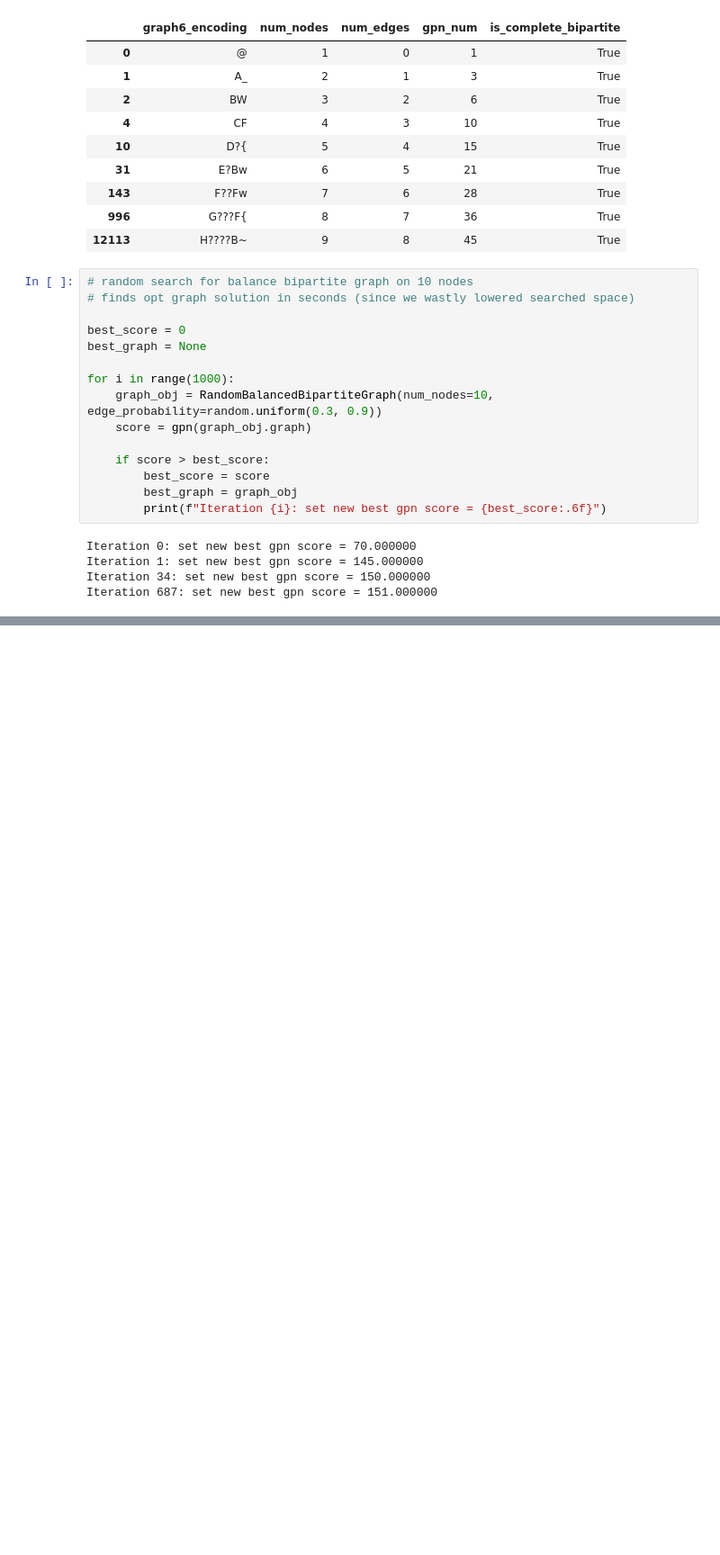
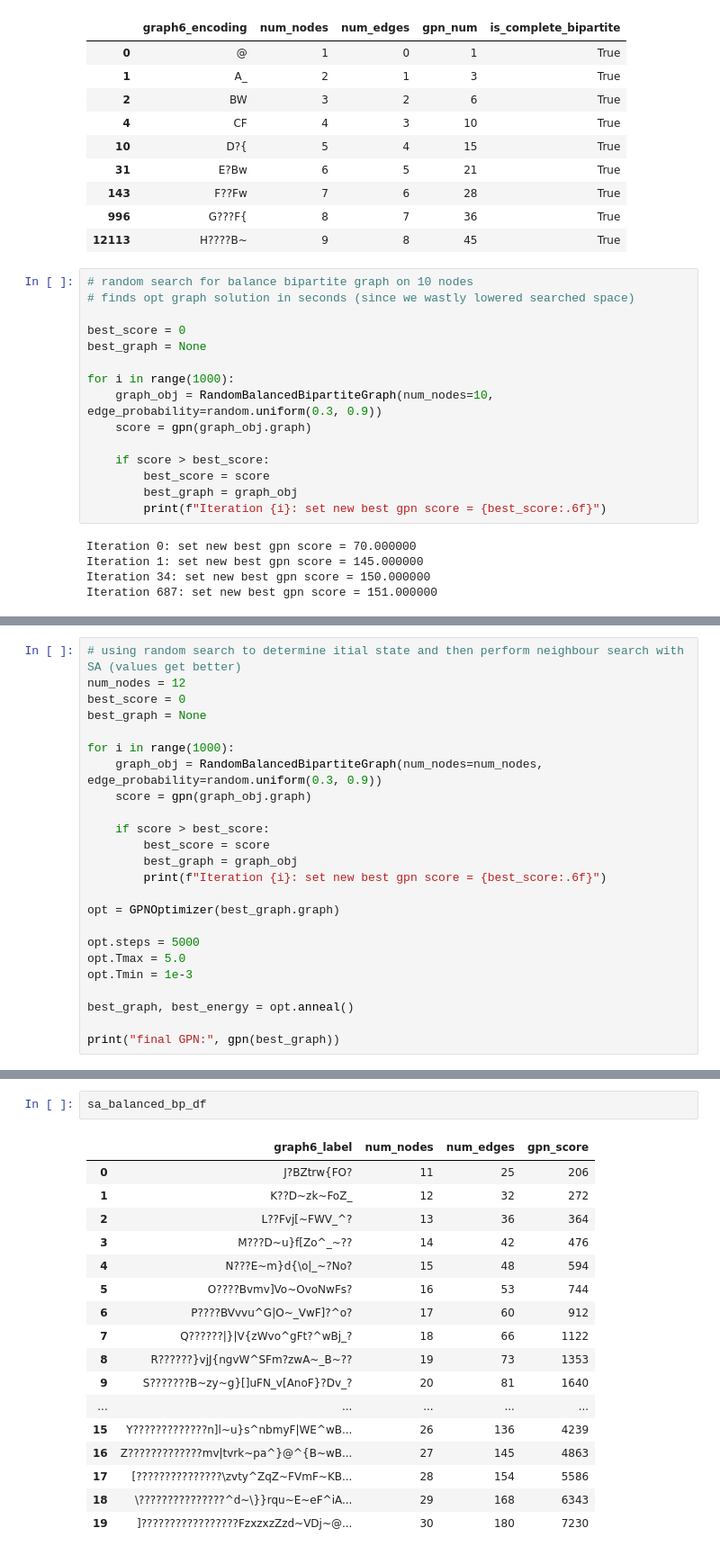
Before and after one commit to MartinCadez/geodesic-subpath-number-analysis, a Jupyter notebook: src/analysis/eda.ipynb, the cells around one changed output, grey strips where cells are left out. Shown at 90% size. Drawn from its saved outputs; the diff is of its cells as text; blank space fills up the shorter version.

Commit message:
feat(analysis): add sa opt algo up to 30 nodes

```diff
--- a/src/analysis/eda.ipynb
+++ b/src/analysis/eda.ipynb
@@ -437,3 +437,27 @@ opt_gpn_graph_higher_nodes_df
 | 17 | [???????????????Zzj^{v^b}nEymF}uA... | 28 | 155 | 5383 |
 | 18 | \???????????????^~|tuVtp~nFvuB}c@... | 29 | 166 | 6131 |
 | 19 | ]?????????????????D}zv|z{nfnvF^uB... | 30 | 177 | 6925 |
+# %%
+# using random search to determine itial state and then perform neighbour search with SA (values get better)
+num_nodes = 12
+best_score = 0
+best_graph = None
+
+for i in range(1000):
+    graph_obj = RandomBalancedBipartiteGraph(num_nodes=num_nodes, edge_probability=random.uniform(0.3, 0.9))
+    score = gpn(graph_obj.graph)
+
+    if score > best_score:
+        best_score = score
+        best_graph = graph_obj
+        print(f"Iteration {i}: set new best gpn score = {best_score:.6f}")
+
+opt = GPNOptimizer(best_graph.graph)
+
+opt.steps = 5000
+opt.Tmax = 5.0
+opt.Tmin = 1e-3
+
+best_graph, best_energy = opt.anneal()
+
+print("final GPN:", gpn(best_graph))
@@ -439,0 +583,20 @@ opt_gpn_graph_higher_nodes_df
+# %%
+sa_balanced_bp_df
+# %% [output]
+|  | graph6_label | num_nodes | num_edges | gpn_score |
+| 0 | J?BZtrw{FO? | 11 | 25 | 206 |
+| 1 | K??D~zk~FoZ_ | 12 | 32 | 272 |
+| 2 | L??Fvj[~FWV_^? | 13 | 36 | 364 |
+| 3 | M???D~u}f[Zo^_~?? | 14 | 42 | 476 |
+| 4 | N???E~m}d{\o|_~?No? | 15 | 48 | 594 |
+| 5 | O????Bvmv]Vo~OvoNwFs? | 16 | 53 | 744 |
+| 6 | P????BVvvu^G|O~_VwF]?^o? | 17 | 60 | 912 |
+| 7 | Q??????|}|V{zWvo^gFt?^wBj_? | 18 | 66 | 1122 |
+| 8 | R??????}vjJ{ngvW^SFm?zwA~_B~?? | 19 | 73 | 1353 |
+| 9 | S???????B~zy~g}[]uFN_v[AnoF}?Dv_? | 20 | 81 | 1640 |
+| ... | ... | ... | ... | ... |
+| 15 | Y?????????????n]l~u}s^nbmyF|WE^wB... | 26 | 136 | 4239 |
+| 16 | Z?????????????mv|tvrk~pa^}@^{B~wB... | 27 | 145 | 4863 |
+| 17 | [???????????????\zvty^ZqZ~FVmF~KB... | 28 | 154 | 5586 |
+| 18 | \???????????????^d~\}}rqu~E~eF^iA... | 29 | 168 | 6343 |
+| 19 | ]?????????????????FzxzxzZzd~VDj~@... | 30 | 180 | 7230 |
```
Also changed, not shown: parts of 5 cells of this notebook, 1 other file.
